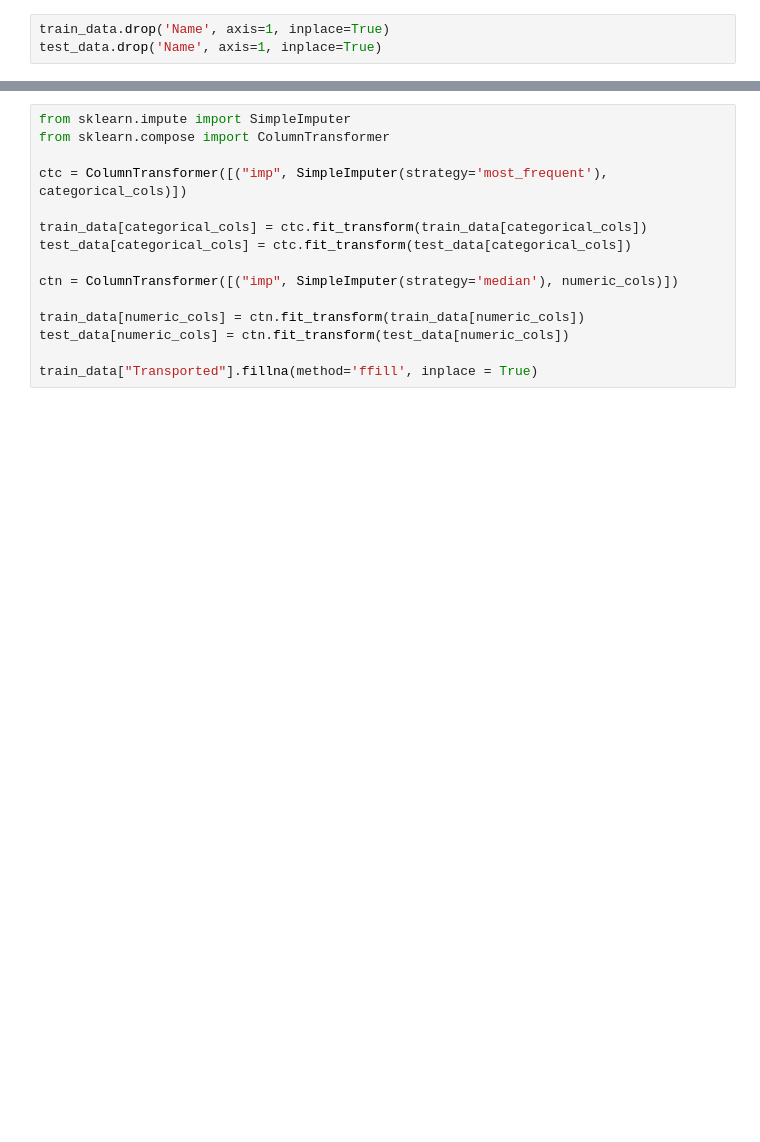
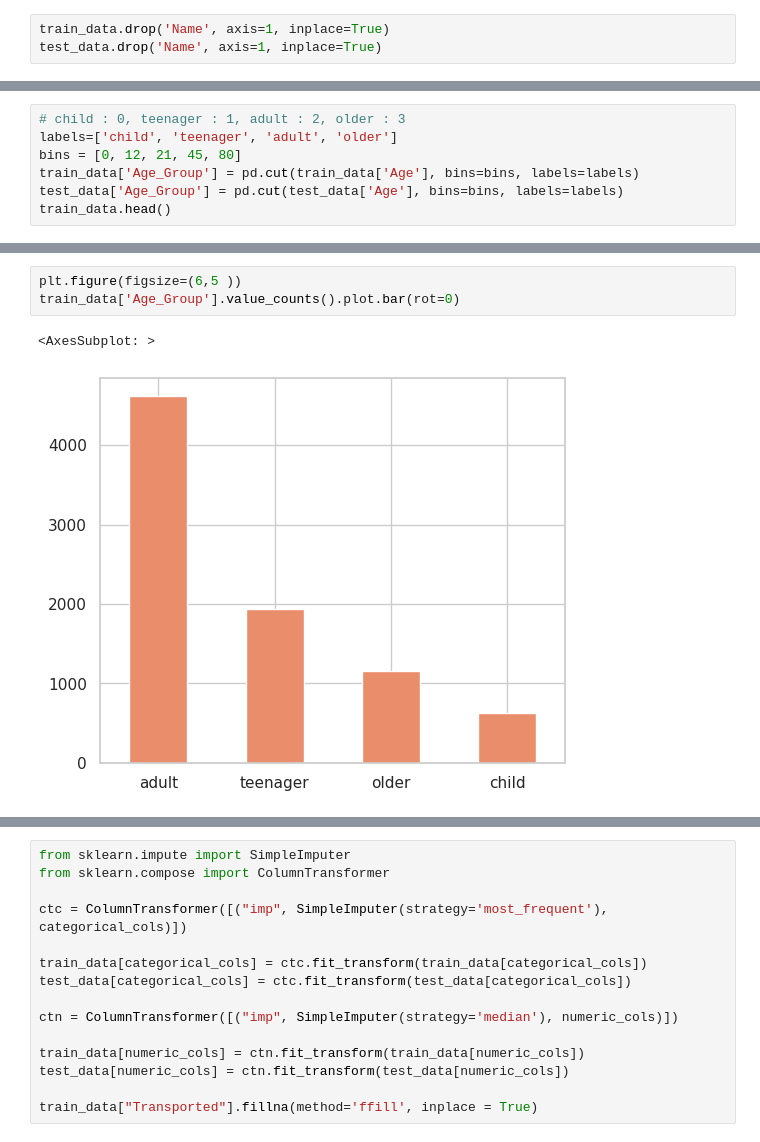
Before and after one commit to AiglonDore/spaceship-titanic, a Jupyter notebook: spaceship-titanic.ipynb, the cells around one changed output, grey strips where cells are left out. Saved outputs shown, nothing was run; the diff lists cells and outputs as text; blank space fills up the shorter version.

```diff
--- a/spaceship-titanic.ipynb
+++ b/spaceship-titanic.ipynb
@@ -128,0 +173,7 @@ test_data['total_spent'] = test_data[col_to_sum].sum(axis=1)
+# %%
+# child : 0, teenager : 1, adult : 2, older : 3
+labels=['child', 'teenager', 'adult', 'older']
+bins = [0, 12, 21, 45, 80]
+train_data['Age_Group'] = pd.cut(train_data['Age'], bins=bins, labels=labels)
+test_data['Age_Group'] = pd.cut(test_data['Age'], bins=bins, labels=labels)
+train_data.head()
@@ -128,0 +187,6 @@ test_data['total_spent'] = test_data[col_to_sum].sum(axis=1)
+# %%
+plt.figure(figsize=(6,5 ))
+train_data['Age_Group'].value_counts().plot.bar(rot=0)
+# %% [output]
+<AxesSubplot: >
+[figure, added]
```
Also changed, not shown: parts of 57 cells of this notebook.
